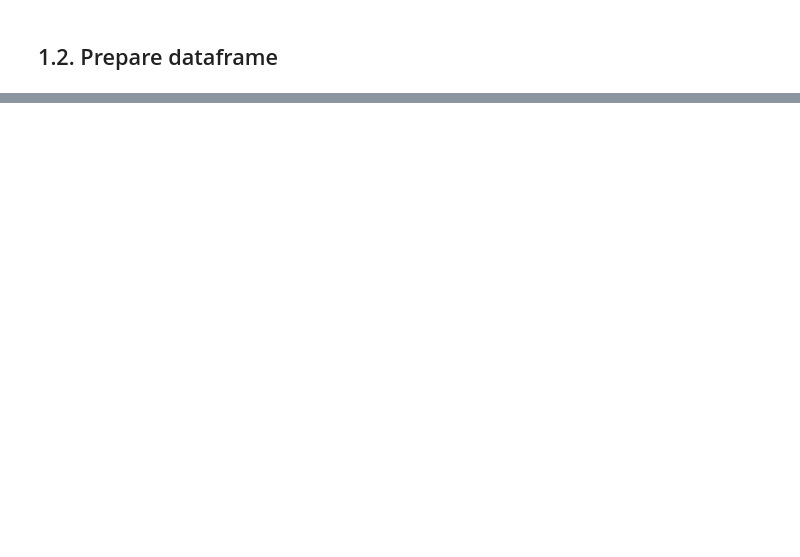
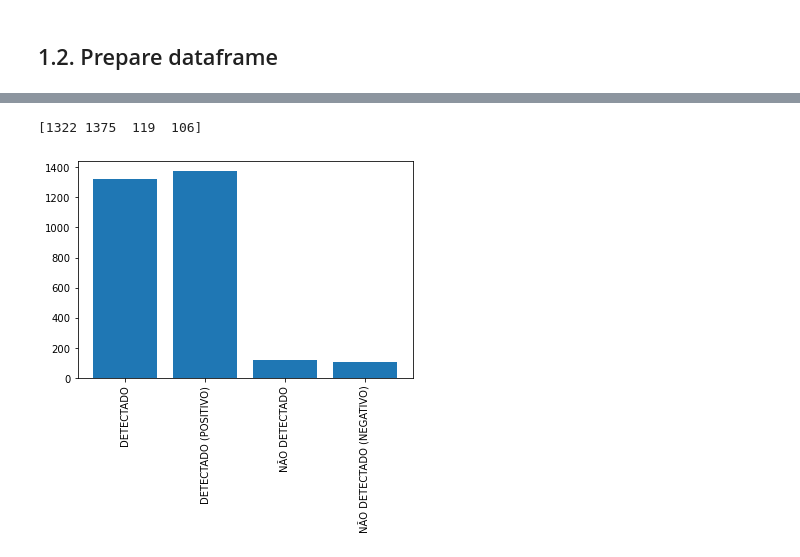
Before and after one commit to CaioFerreiraB/decision_tree_covid, a Jupyter notebook: tree.ipynb, the cells around one changed output, grey strips where cells are left out. Saved outputs shown, nothing was run; the diff lists cells and outputs as text; code cells hidden in the pictures; blank space fills up the shorter version.

```diff
--- a/tree.ipynb
+++ b/tree.ipynb
@@ -94,0 +165,13 @@ df_final
+# %%
+import matplotlib.pyplot as plt
+labels, counts = np.unique(y_true, return_counts=True)
+
+print(counts)
+
+plt.bar(labels, counts, align='center')
+plt.gca().set_xticks(labels)
+plt.xticks(rotation = 90)
+plt.show()
+# %% [output]
+[1322 1375  119  106]
+[figure, added]
```
Also changed, not shown: parts of 27 cells of this notebook.
